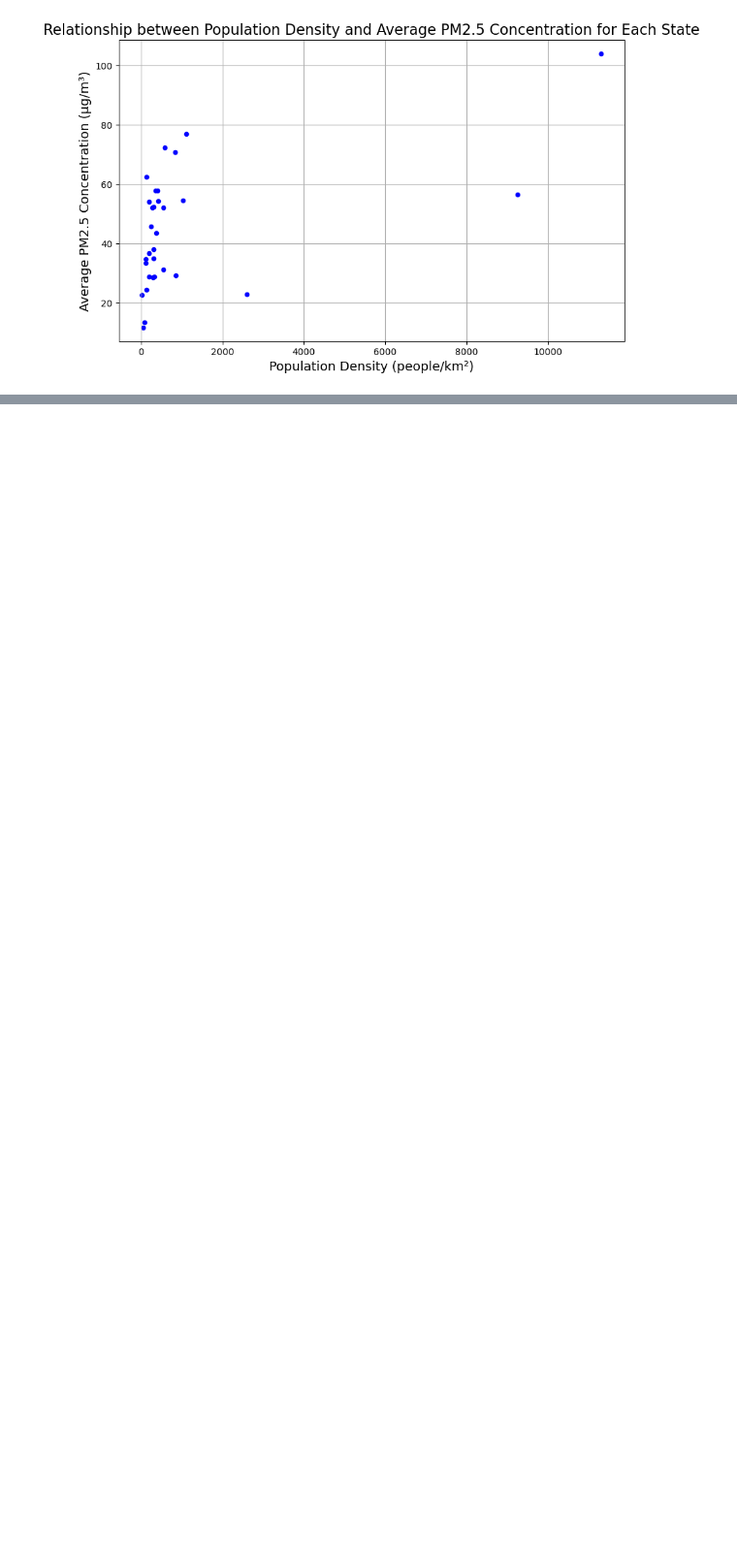
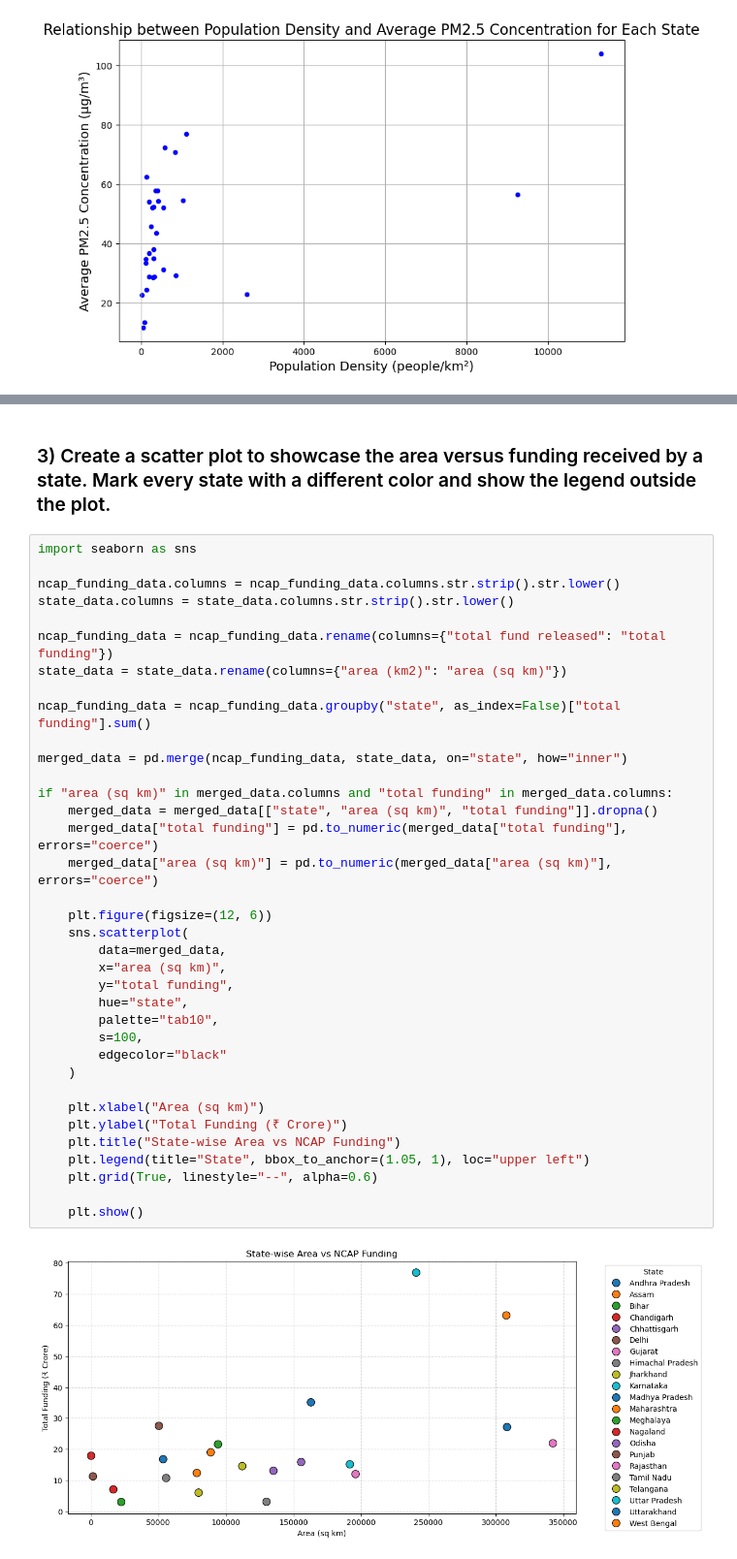
Before and after one commit to dakshdesai00/ES114-Assignments, a Jupyter notebook: Lab3/Lab3.ipynb, the cells around one changed output, grey strips where cells are left out. Shown at 97% size. Drawn from its saved outputs; the diff is of its cells as text; blank space fills up the shorter version.

```diff
--- a/Lab3/Lab3.ipynb
+++ b/Lab3/Lab3.ipynb
@@ -255,0 +381,40 @@ plt.show()
+# %% [markdown]
+### 3) Create a scatter plot to showcase the area versus funding received by a state. Mark every state with a different color and show the legend outside the plot.
+# %%
+import seaborn as sns
+
+ncap_funding_data.columns = ncap_funding_data.columns.str.strip().str.lower()
+state_data.columns = state_data.columns.str.strip().str.lower()
+
+ncap_funding_data = ncap_funding_data.rename(columns={"total fund released": "total funding"})
+state_data = state_data.rename(columns={"area (km2)": "area (sq km)"})
+
+ncap_funding_data = ncap_funding_data.groupby("state", as_index=False)["total funding"].sum()
+
+merged_data = pd.merge(ncap_funding_data, state_data, on="state", how="inner")
+
+if "area (sq km)" in merged_data.columns and "total funding" in merged_data.columns:
+    merged_data = merged_data[["state", "area (sq km)", "total funding"]].dropna()
+    merged_data["total funding"] = pd.to_numeric(merged_data["total funding"], errors="coerce")
+    merged_data["area (sq km)"] = pd.to_numeric(merged_data["area (sq km)"], errors="coerce")
+
+    plt.figure(figsize=(12, 6))
+    sns.scatterplot(
+        data=merged_data,
+        x="area (sq km)",
+        y="total funding",
+        hue="state",
+        palette="tab10",
+        s=100,
+        edgecolor="black"
+    )
+
+    plt.xlabel("Area (sq km)")
+    plt.ylabel("Total Funding (₹ Crore)")
+    plt.title("State-wise Area vs NCAP Funding")
+    plt.legend(title="State", bbox_to_anchor=(1.05, 1), loc="upper left")
+    plt.grid(True, linestyle="--", alpha=0.6)
+
+    plt.show()
+# %% [output]
+[figure, added]
```
Also changed, not shown: parts of 26 cells of this notebook.
